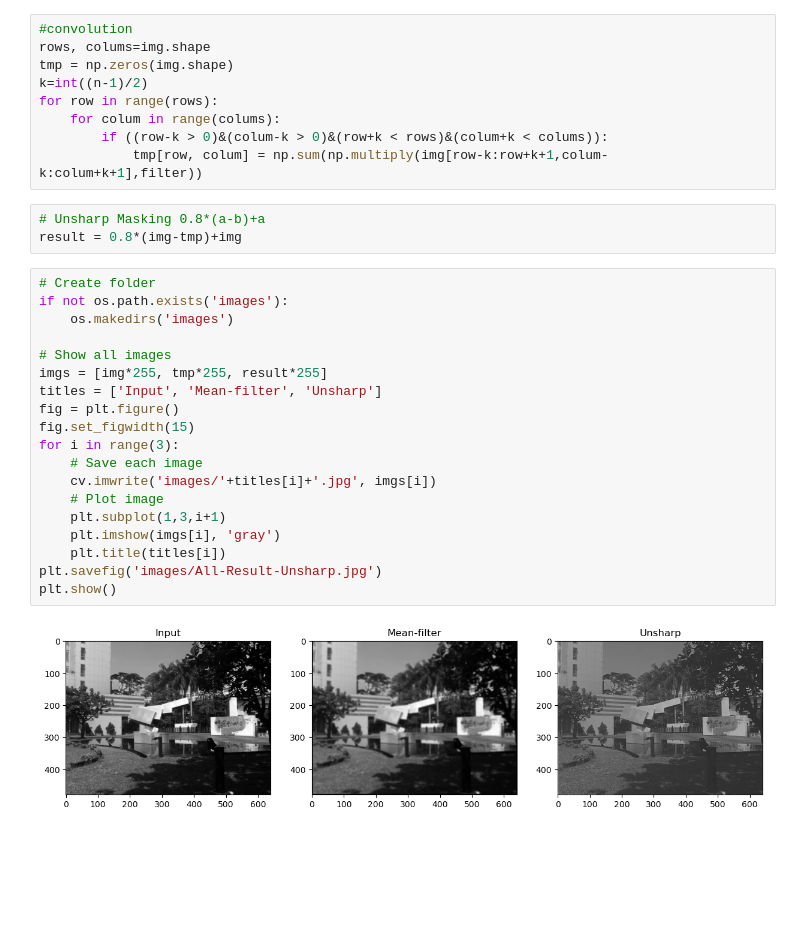
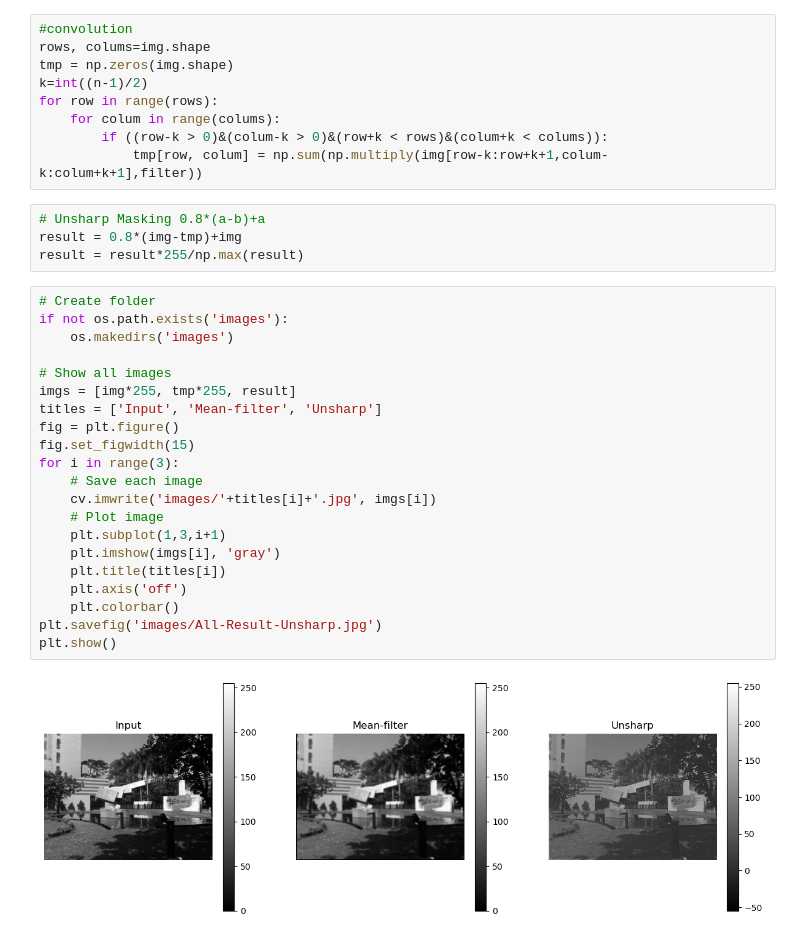
Before and after one commit to DanielHo-BS/ImageProcess, a Jupyter notebook: HW1/HW1-Unsharp.ipynb, the cells around one changed output. Drawn from its saved outputs; the diff is of its cells as text; blank space fills up the shorter version.

```diff
--- a/HW1/HW1-Unsharp.ipynb
+++ b/HW1/HW1-Unsharp.ipynb
@@ -41,24 +41,27 @@ for row in range(rows):
 # %%
 # Unsharp Masking 0.8*(a-b)+a
 result = 0.8*(img-tmp)+img
+result = result*255/np.max(result)
 # %%
 # Create folder
 if not os.path.exists('images'):
     os.makedirs('images')
 
 # Show all images
-imgs = [img*255, tmp*255, result*255]
+imgs = [img*255, tmp*255, result]
 titles = ['Input', 'Mean-filter', 'Unsharp']
 fig = plt.figure()
 fig.set_figwidth(15)
 for i in range(3):
     # Save each image
     cv.imwrite('images/'+titles[i]+'.jpg', imgs[i])
     # Plot image
     plt.subplot(1,3,i+1)
     plt.imshow(imgs[i], 'gray')
     plt.title(titles[i])
+    plt.axis('off')
+    plt.colorbar()
 plt.savefig('images/All-Result-Unsharp.jpg')
 plt.show()
 # %% [output]
-[figure, old version]
+[figure, new version]
```
Also changed, not shown: 8 other files.
